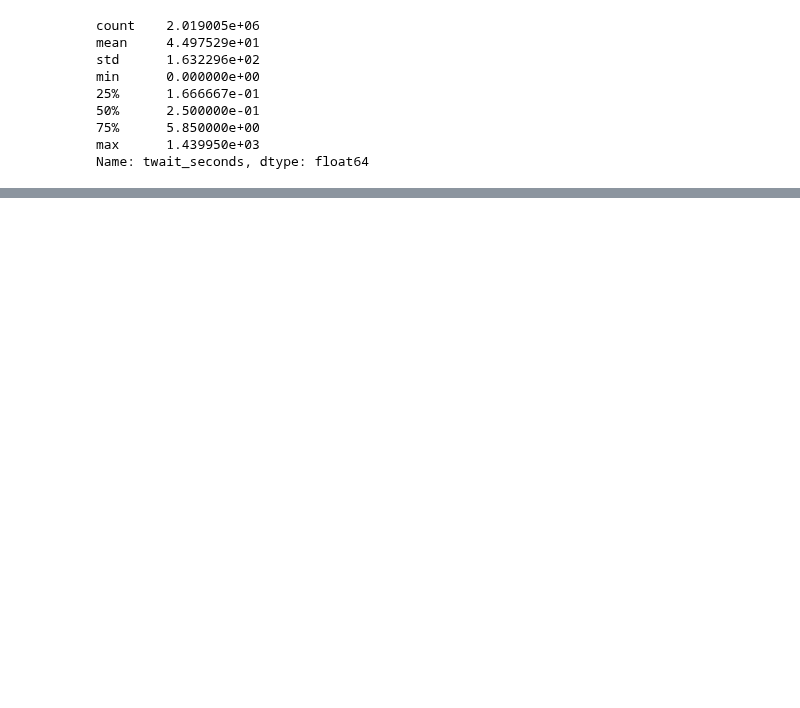
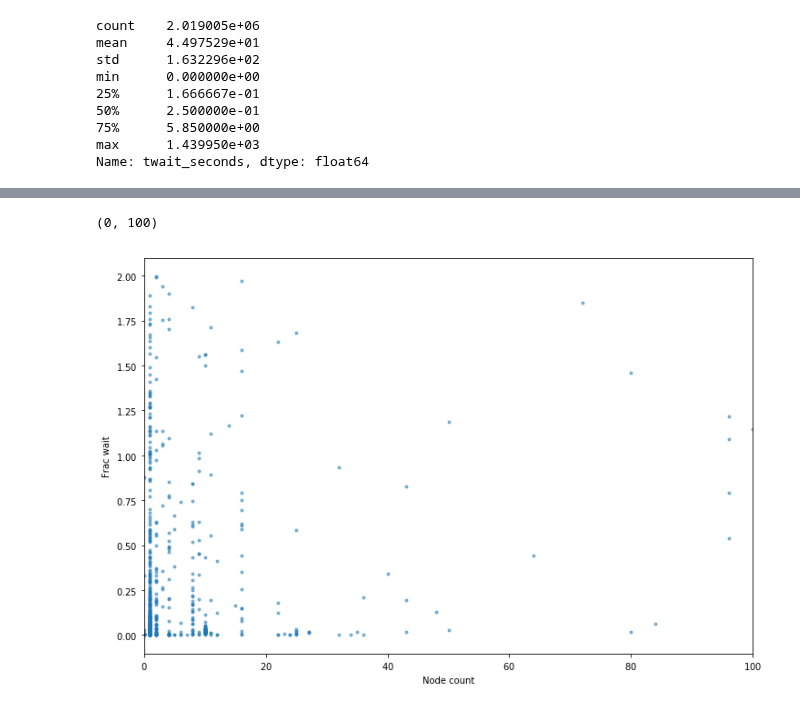
Before and after one commit to prateek-s/scispot, a Jupyter notebook: data/hpc-job-wait-times.ipynb, the cells around one changed output, grey strips where cells are left out. Saved outputs shown, nothing was run; the diff lists cells and outputs as text; code cells hidden in the pictures; blank space fills up the shorter version.

```diff
--- a/data/hpc-job-wait-times.ipynb
+++ b/data/hpc-job-wait-times.ipynb
@@ -144,3 +180,15 @@ import numpy as np
+# %%
+fig, ax = plt.subplots()
+
+fig.set_size_inches((12,8))
+ax.scatter(sampled_cdf['node_count'], sampled_cdf['twait_seconds']/sampled_cdf['trun_seconds'],marker='.',alpha=0.5)
+ax.set_xlabel("Node count")
+ax.set_ylabel("Frac wait")
+ax.set_xlim((0,100))
+#ax.set_xlim((0.1,1.0))
+# %% [output]
+(0, 100)
+[figure, added]
 # %%
 plt.plot(np.cumsum(frac_wait))
 plt.ylabel("twait/trun")
```
Also changed, not shown: parts of 26 cells of this notebook, 2 other files.
